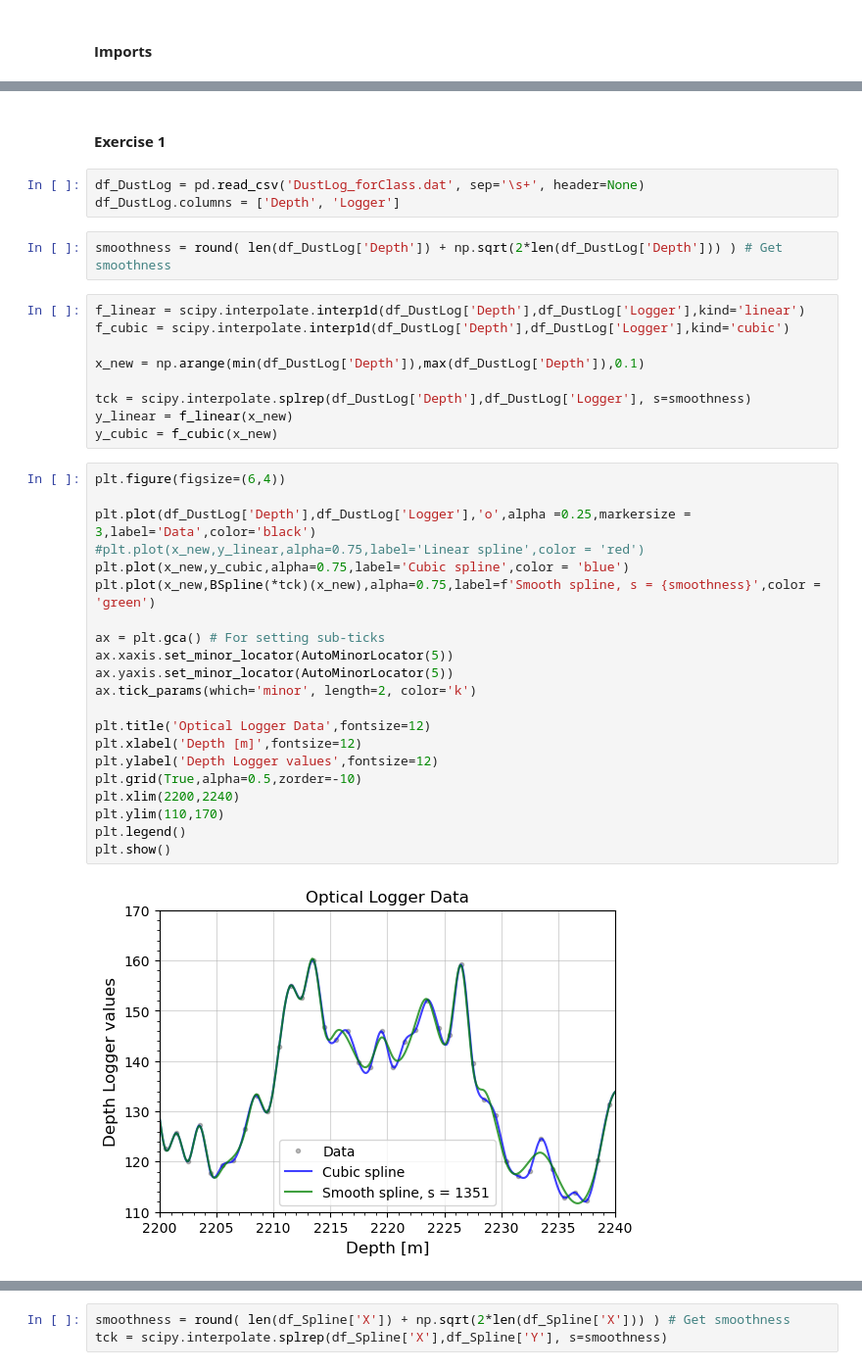
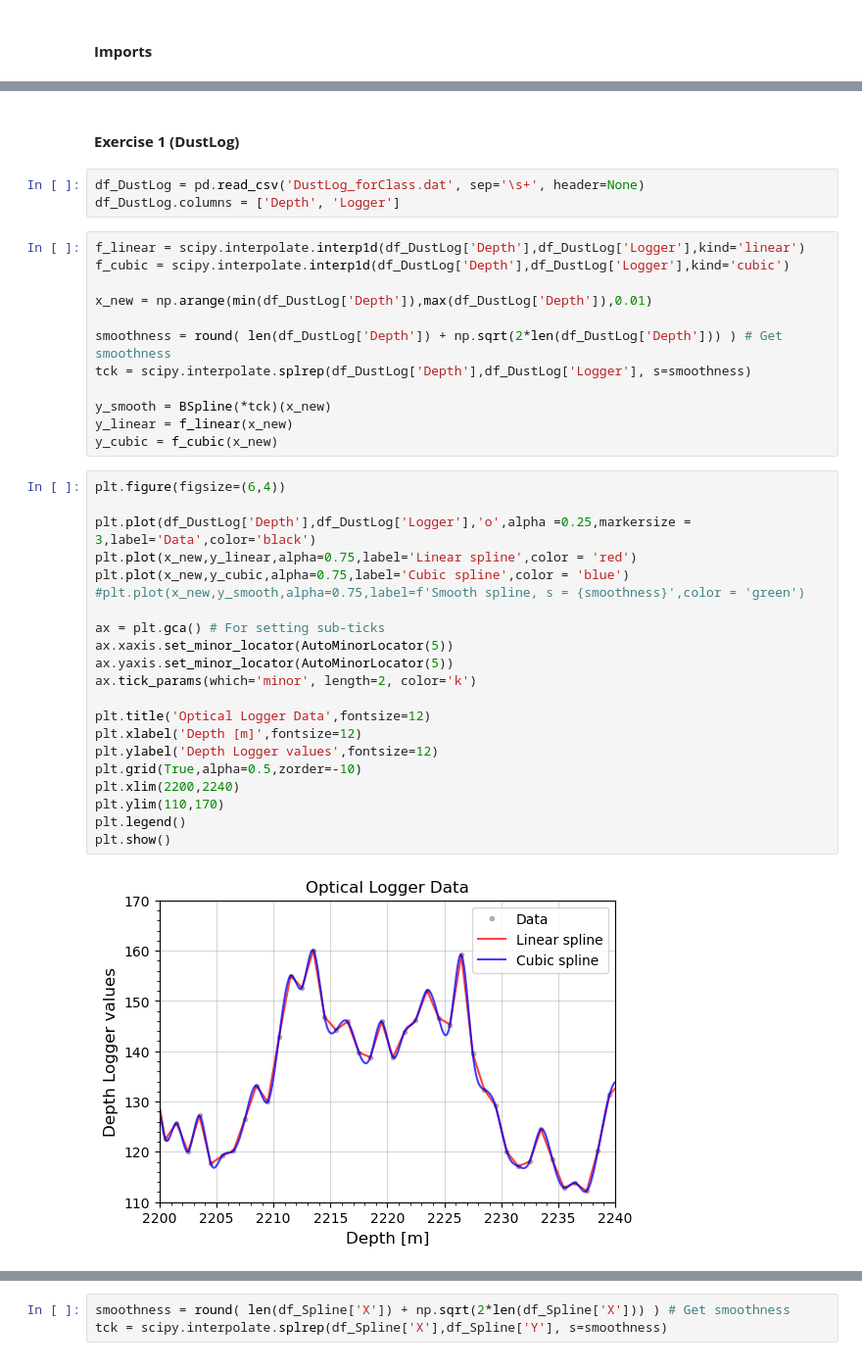
Before and after one commit to Gullaschen/AMAS, a Jupyter notebook: Week 2/Exercise_Spline.ipynb, the cells around one changed output, grey strips where cells are left out. Shown: that part at 98% size. Drawn from its saved outputs; the diff is of its cells as text.

```diff
--- a/Week 2/Exercise_Spline.ipynb
+++ b/Week 2/Exercise_Spline.ipynb
@@ -12,42 +12,43 @@ from matplotlib.ticker import AutoMinorLocator
 colors = ['crimson','midnightblue', 'violet','orange','springgreen','dodgerblue','darkviolet', 'olive','tomato']
 plt.rcParams['axes.prop_cycle'] = plt.cycler(color=colors)
 # %% [markdown]
-#### **Exercise 1**
+#### **Exercise 1 (DustLog)**
 # %%
 df_DustLog = pd.read_csv('DustLog_forClass.dat', sep='\s+', header=None)
 df_DustLog.columns = ['Depth', 'Logger']
-# %%
-smoothness = round( len(df_DustLog['Depth']) + np.sqrt(2*len(df_DustLog['Depth'])) ) # Get smoothness
 # %%
 f_linear = scipy.interpolate.interp1d(df_DustLog['Depth'],df_DustLog['Logger'],kind='linear')
 f_cubic = scipy.interpolate.interp1d(df_DustLog['Depth'],df_DustLog['Logger'],kind='cubic')
 
-x_new = np.arange(min(df_DustLog['Depth']),max(df_DustLog['Depth']),0.1)
+x_new = np.arange(min(df_DustLog['Depth']),max(df_DustLog['Depth']),0.01)
 
+smoothness = round( len(df_DustLog['Depth']) + np.sqrt(2*len(df_DustLog['Depth'])) ) # Get smoothness
 tck = scipy.interpolate.splrep(df_DustLog['Depth'],df_DustLog['Logger'], s=smoothness)
+
+y_smooth = BSpline(*tck)(x_new)
 y_linear = f_linear(x_new)
 y_cubic = f_cubic(x_new)
 # %%
 plt.figure(figsize=(6,4))
 
 plt.plot(df_DustLog['Depth'],df_DustLog['Logger'],'o',alpha =0.25,markersize = 3,label='Data',color='black')
-#plt.plot(x_new,y_linear,alpha=0.75,label='Linear spline',color = 'red')
+plt.plot(x_new,y_linear,alpha=0.75,label='Linear spline',color = 'red')
 plt.plot(x_new,y_cubic,alpha=0.75,label='Cubic spline',color = 'blue')
-plt.plot(x_new,BSpline(*tck)(x_new),alpha=0.75,label=f'Smooth spline, s = {smoothness}',color = 'green')
+#plt.plot(x_new,y_smooth,alpha=0.75,label=f'Smooth spline, s = {smoothness}',color = 'green')
 
 ax = plt.gca() # For setting sub-ticks
 ax.xaxis.set_minor_locator(AutoMinorLocator(5))
 ax.yaxis.set_minor_locator(AutoMinorLocator(5))
 ax.tick_params(which='minor', length=2, color='k')
 
 plt.title('Optical Logger Data',fontsize=12)
 plt.xlabel('Depth [m]',fontsize=12)
 plt.ylabel('Depth Logger values',fontsize=12)
 plt.grid(True,alpha=0.5,zorder=-10)
 plt.xlim(2200,2240)
 plt.ylim(110,170)
 plt.legend()
 plt.show()
 # %% [output]
-[figure, old version]
+[figure, new version]
 # %% [markdown]
```
Also changed, not shown: parts of 14 cells of this notebook.
